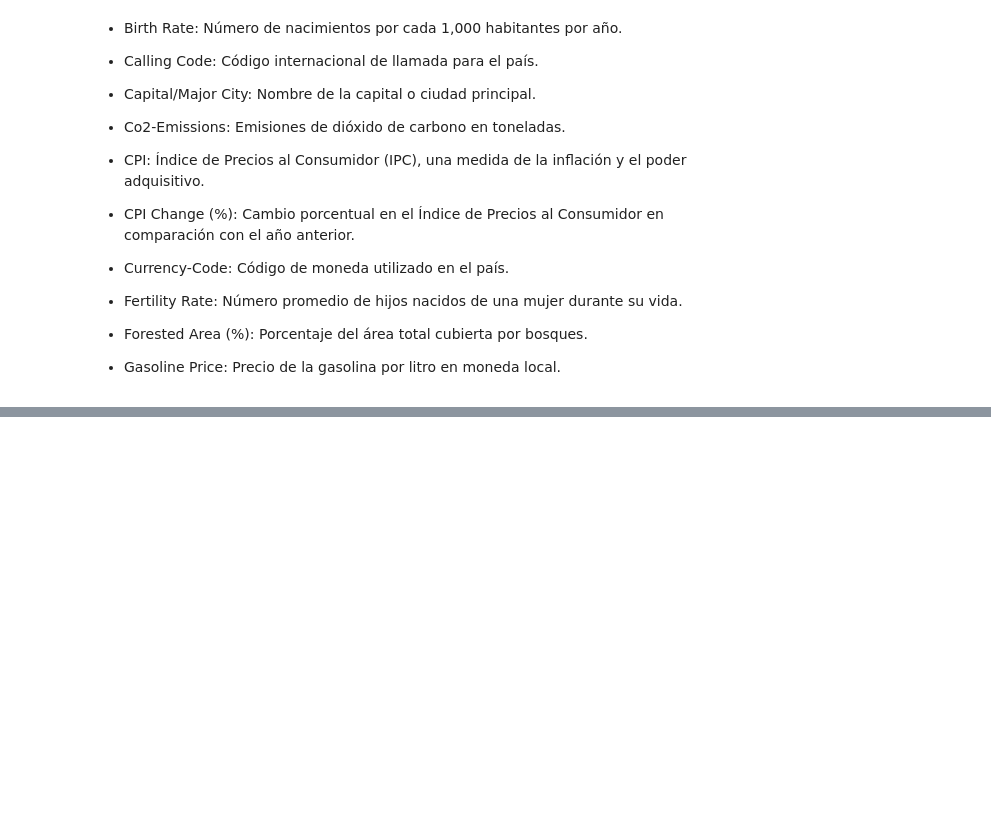
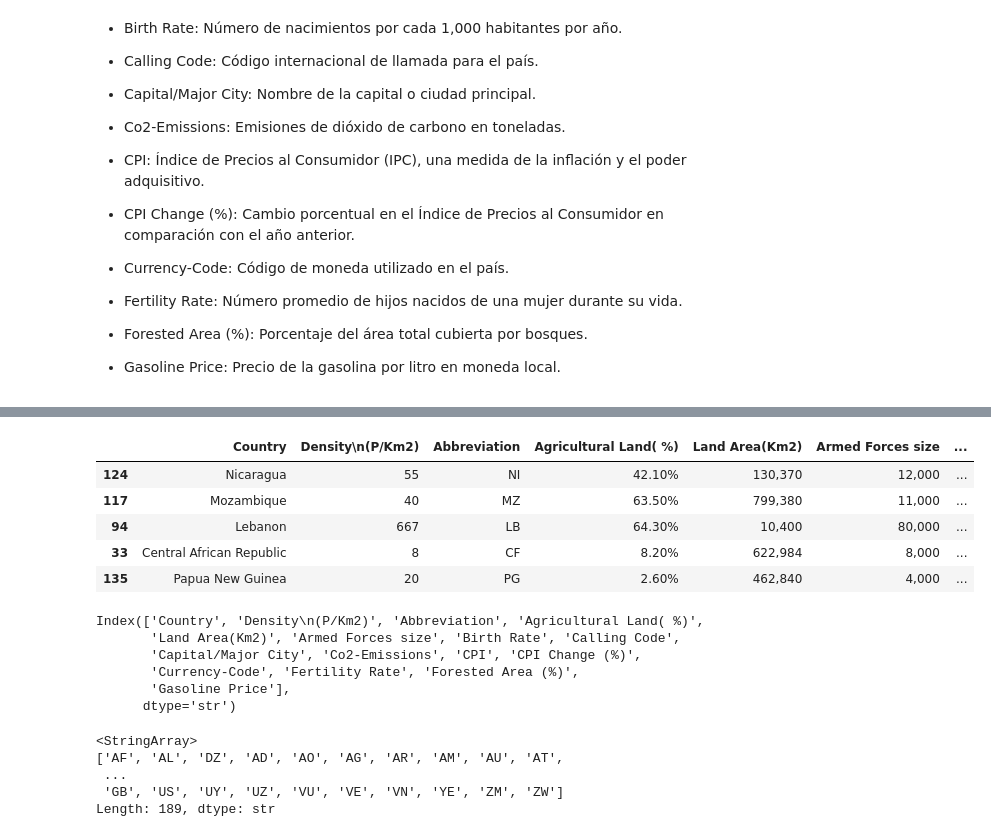
Before and after one commit to AMA00-98/pair_mod3_Ana_Lu, a Jupyter notebook: mod3_pair_leccion_03_Eda.ipynb, the cells around one changed output, grey strips where cells are left out. Cells and saved outputs as stored; diff of their text form; code cells hidden in the pictures; blank space fills up the shorter version.

```diff
--- a/mod3_pair_leccion_03_Eda.ipynb
+++ b/mod3_pair_leccion_03_Eda.ipynb
@@ -49,8 +67,34 @@ df_mundo = pd.read_csv("files/world-data-2023_part1.csv", index_col=0)
 # %%
 # Ejercicio 3: Muestra una muestra aleatoria de 5 filas del conjunto de datos.
+
+df_mundo.sample(5)
+# %% [output]
+|  | Country | Density\n(P/Km2) | Abbreviation | Agricultural Land( %) | Land Area(Km2) | Armed Forces size | ... |
+| 124 | Nicaragua | 55 | NI | 42.10% | 130,370 | 12,000 | ... |
+| 117 | Mozambique | 40 | MZ | 63.50% | 799,380 | 11,000 | ... |
+| 94 | Lebanon | 667 | LB | 64.30% | 10,400 | 80,000 | ... |
+| 33 | Central African Republic | 8 | CF | 8.20% | 622,984 | 8,000 | ... |
+| 135 | Papua New Guinea | 20 | PG | 2.60% | 462,840 | 4,000 | ... |
 # %%
 # Ejercicio 4: Muestra el nombre de todas las columnas en el conjunto de datos.
+
+df_mundo.columns
+# %% [output]
+Index(['Country', 'Density\n(P/Km2)', 'Abbreviation', 'Agricultural Land( %)',
+       'Land Area(Km2)', 'Armed Forces size', 'Birth Rate', 'Calling Code',
+       'Capital/Major City', 'Co2-Emissions', 'CPI', 'CPI Change (%)',
+       'Currency-Code', 'Fertility Rate', 'Forested Area (%)',
+       'Gasoline Price'],
+      dtype='str')
 # %%
 # Ejercicio 5: Muestra los valores únicos en la columna "Abbreviation".
+
+df_mundo["Abbreviation"].unique()
+# %% [output]
+<StringArray>
+['AF', 'AL', 'DZ', 'AD', 'AO', 'AG', 'AR', 'AM', 'AU', 'AT',
+ ...
+ 'GB', 'US', 'UY', 'UZ', 'VU', 'VE', 'VN', 'YE', 'ZM', 'ZW']
+Length: 189, dtype: str
 # %%
 # Ejercicio 6: Cuenta cuántas veces aparece cada valor único en la columna "Abbreviation".
```
Also changed, not shown: parts of 12 cells of this notebook.
